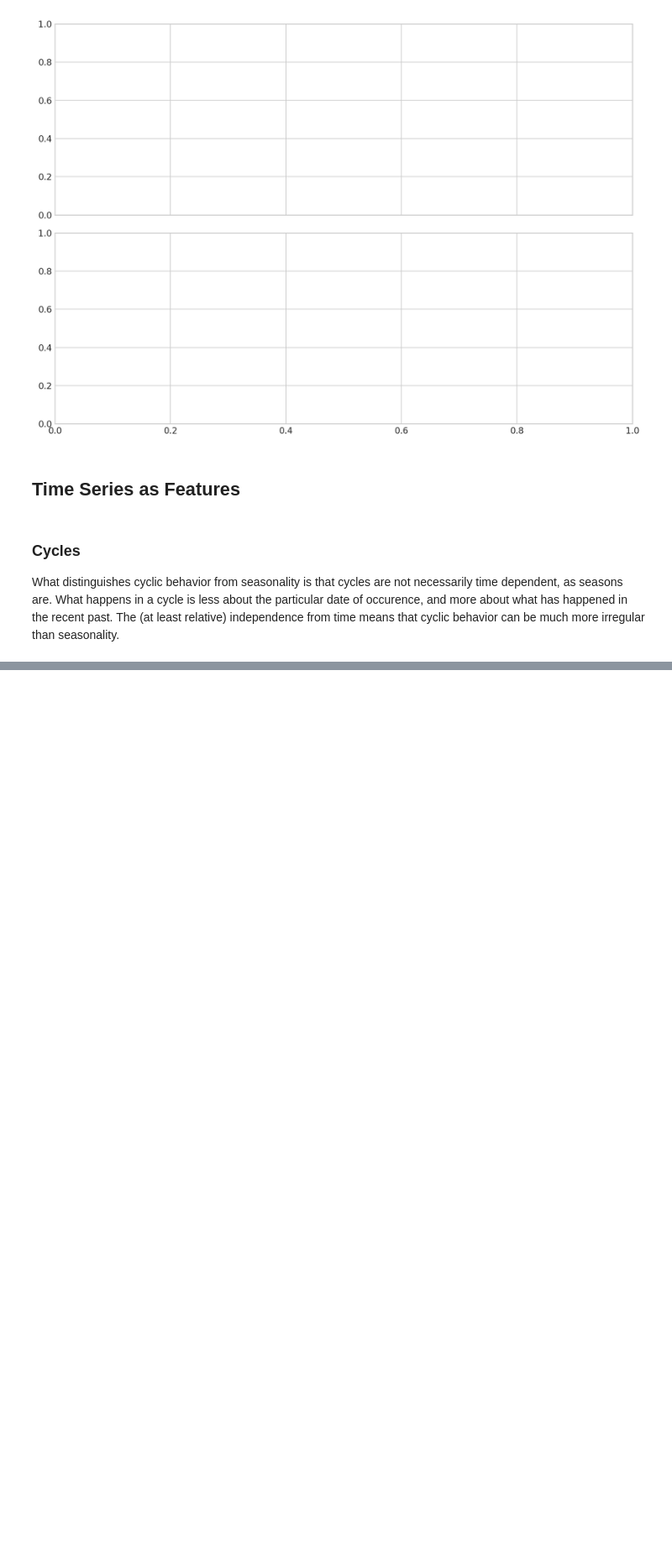
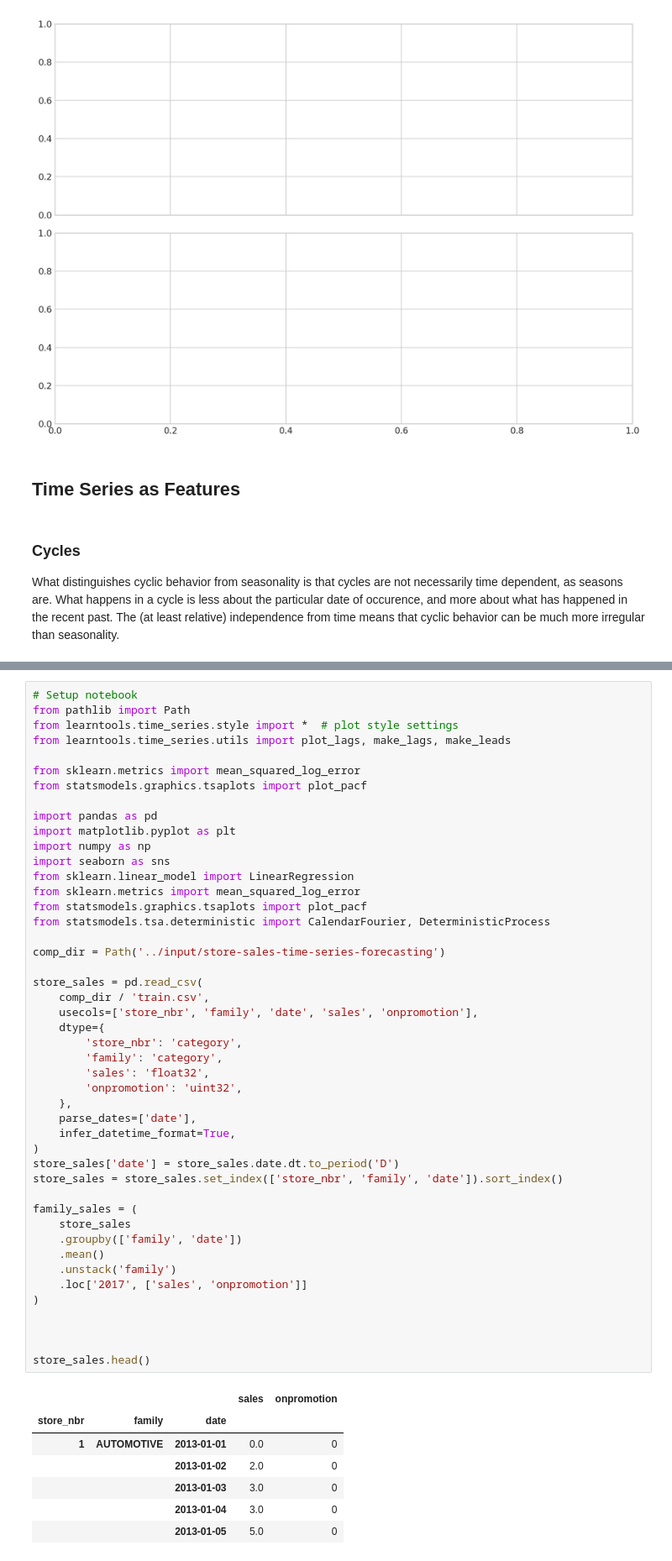
Before and after one commit to josephbak/store-sales-tsf, a Jupyter notebook: eda.ipynb, the cells around one changed output, grey strips where cells are left out. Shown at 84% size. Saved outputs shown, nothing was run; the diff lists cells and outputs as text; blank space fills up the shorter version.

```diff
--- a/eda.ipynb
+++ b/eda.ipynb
@@ -1192,2 +1192,56 @@ autocorrelation and partial autocorrelation are measures of linear dependence.
 
 fundamental limitation of using lagged features in time series forecasting: Lagged features are values from previous time steps (e.g., yesterday’s value to predict today’s value). While these features can be powerful for making predictions, they restrict us to forecasting only those time steps for which the necessary historical data (lagged values) are available.
+# %%
+# Setup notebook
+from pathlib import Path
+from learntools.time_series.style import *  # plot style settings
+from learntools.time_series.utils import plot_lags, make_lags, make_leads
+
+from sklearn.metrics import mean_squared_log_error
+from statsmodels.graphics.tsaplots import plot_pacf
+
+import pandas as pd
+import matplotlib.pyplot as plt
+import numpy as np
+import seaborn as sns
+from sklearn.linear_model import LinearRegression
+from sklearn.metrics import mean_squared_log_error
+from statsmodels.graphics.tsaplots import plot_pacf
+from statsmodels.tsa.deterministic import CalendarFourier, DeterministicProcess
+
+comp_dir = Path('../input/store-sales-time-series-forecasting')
+
+store_sales = pd.read_csv(
+    comp_dir / 'train.csv',
+    usecols=['store_nbr', 'family', 'date', 'sales', 'onpromotion'],
+    dtype={
+        'store_nbr': 'category',
+        'family': 'category',
+        'sales': 'float32',
+        'onpromotion': 'uint32',
+    },
+    parse_dates=['date'],
+    infer_datetime_format=True,
+)
+store_sales['date'] = store_sales.date.dt.to_period('D')
+store_sales = store_sales.set_index(['store_nbr', 'family', 'date']).sort_index()
+
+family_sales = (
+    store_sales
+    .groupby(['family', 'date'])
+    .mean()
+    .unstack('family')
+    .loc['2017', ['sales', 'onpromotion']]
+)
+
+
+
+store_sales.head()
+# %% [output]
+|  |  |  | sales | onpromotion |
+| store_nbr | family | date |  |  |
+| 1 | AUTOMOTIVE | 2013-01-01 | 0.0 | 0 |
+|  |  | 2013-01-02 | 2.0 | 0 |
+|  |  | 2013-01-03 | 3.0 | 0 |
+|  |  | 2013-01-04 | 3.0 | 0 |
+|  |  | 2013-01-05 | 5.0 | 0 |
```
Also changed, not shown: parts of 6 cells of this notebook, 1 other file.
